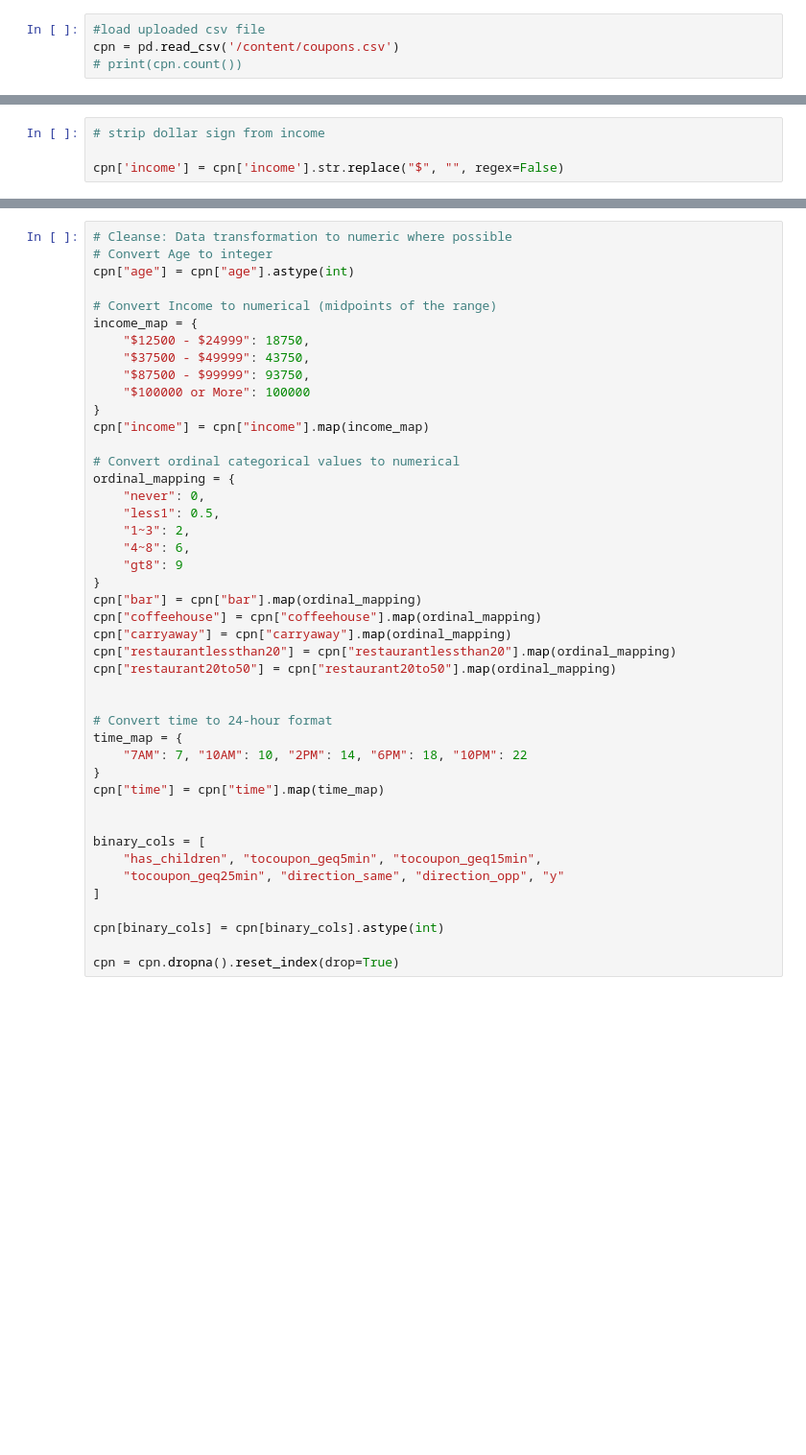
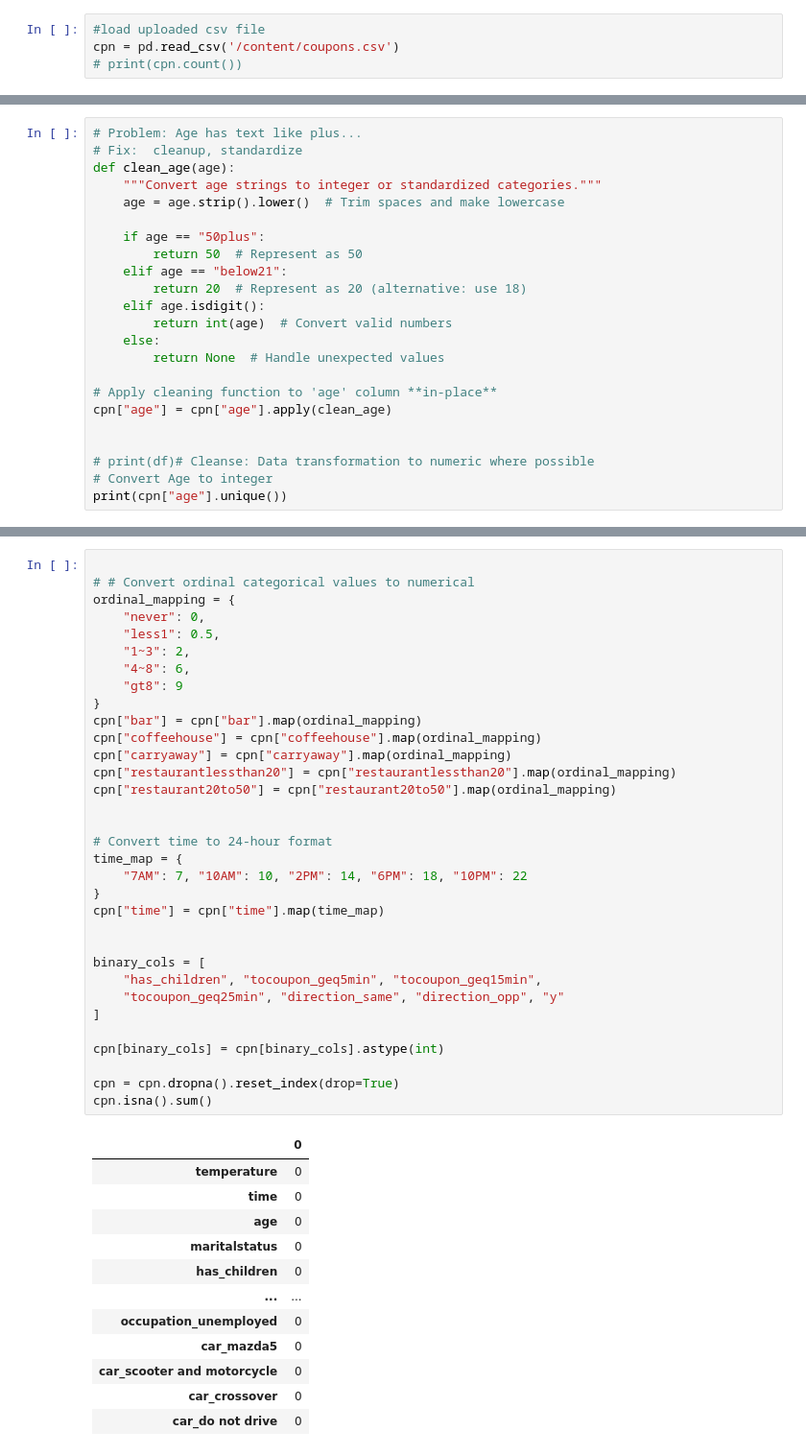
Before and after one commit to cfphpflex/AI-ML, a Jupyter notebook: UCB_5_1_Coupon_Study_EmilianoGaytan.ipynb, the cells around one changed output, grey strips where cells are left out. Shown: that part at 96% size. Drawn from its saved outputs; the diff is of its cells as text; blank space fills up the shorter version.

```diff
--- a/UCB_5_1_Coupon_Study_EmilianoGaytan.ipynb
+++ b/UCB_5_1_Coupon_Study_EmilianoGaytan.ipynb
@@ -147,4 +194,0 @@ dtype: int64
-# %%
-# strip dollar sign from income
-
-cpn['income'] = cpn['income'].str.replace("$", "", regex=False)
@@ -158,0 +216,23 @@ cpn = pd.get_dummies(cpn, columns=categorical_cols, drop_first=True)
+# %%
+# Problem: Age has text like plus...
+# Fix:  cleanup, standardize
+def clean_age(age):
+    """Convert age strings to integer or standardized categories."""
+    age = age.strip().lower()  # Trim spaces and make lowercase
+
+    if age == "50plus":
+        return 50  # Represent as 50
+    elif age == "below21":
+        return 20  # Represent as 20 (alternative: use 18)
+    elif age.isdigit():
+        return int(age)  # Convert valid numbers
+    else:
+        return None  # Handle unexpected values
+
+# Apply cleaning function to 'age' column **in-place**
+cpn["age"] = cpn["age"].apply(clean_age)
+
+
+# print(df)# Cleanse: Data transformation to numeric where possible
+# Convert Age to integer
+print(cpn["age"].unique())
@@ -159,44 +241,46 @@ cpn = pd.get_dummies(cpn, columns=categorical_cols, drop_first=True)
 # %%
-# Cleanse: Data transformation to numeric where possible
-# Convert Age to integer
-cpn["age"] = cpn["age"].astype(int)
 
-# Convert Income to numerical (midpoints of the range)
-income_map = {
-    "$12500 - $24999": 18750,
-    "$37500 - $49999": 43750,
-    "$87500 - $99999": 93750,
-    "$100000 or More": 100000
-}
-cpn["income"] = cpn["income"].map(income_map)
-
-# Convert ordinal categorical values to numerical
+# # Convert ordinal categorical values to numerical
 ordinal_mapping = {
     "never": 0,
     "less1": 0.5,
     "1~3": 2,
     "4~8": 6,
     "gt8": 9
 }
 cpn["bar"] = cpn["bar"].map(ordinal_mapping)
 cpn["coffeehouse"] = cpn["coffeehouse"].map(ordinal_mapping)
 cpn["carryaway"] = cpn["carryaway"].map(ordinal_mapping)
 cpn["restaurantlessthan20"] = cpn["restaurantlessthan20"].map(ordinal_mapping)
 cpn["restaurant20to50"] = cpn["restaurant20to50"].map(ordinal_mapping)
 
 
 # Convert time to 24-hour format
 time_map = {
     "7AM": 7, "10AM": 10, "2PM": 14, "6PM": 18, "10PM": 22
 }
 cpn["time"] = cpn["time"].map(time_map)
 
 
 binary_cols = [
     "has_children", "tocoupon_geq5min", "tocoupon_geq15min",
     "tocoupon_geq25min", "direction_same", "direction_opp", "y"
 ]
 
 cpn[binary_cols] = cpn[binary_cols].astype(int)
 
 cpn = cpn.dropna().reset_index(drop=True)
+cpn.isna().sum()
+# %% [output]
+|  | 0 |
+| temperature | 0 |
+| time | 0 |
+| age | 0 |
+| maritalstatus | 0 |
+| has_children | 0 |
+| ... | ... |
+| occupation_unemployed | 0 |
+| car_mazda5 | 0 |
+| car_scooter and motorcycle | 0 |
+| car_crossover | 0 |
+| car_do not drive | 0 |
```
Also changed, not shown: parts of 19 cells of this notebook, 16 other files.
